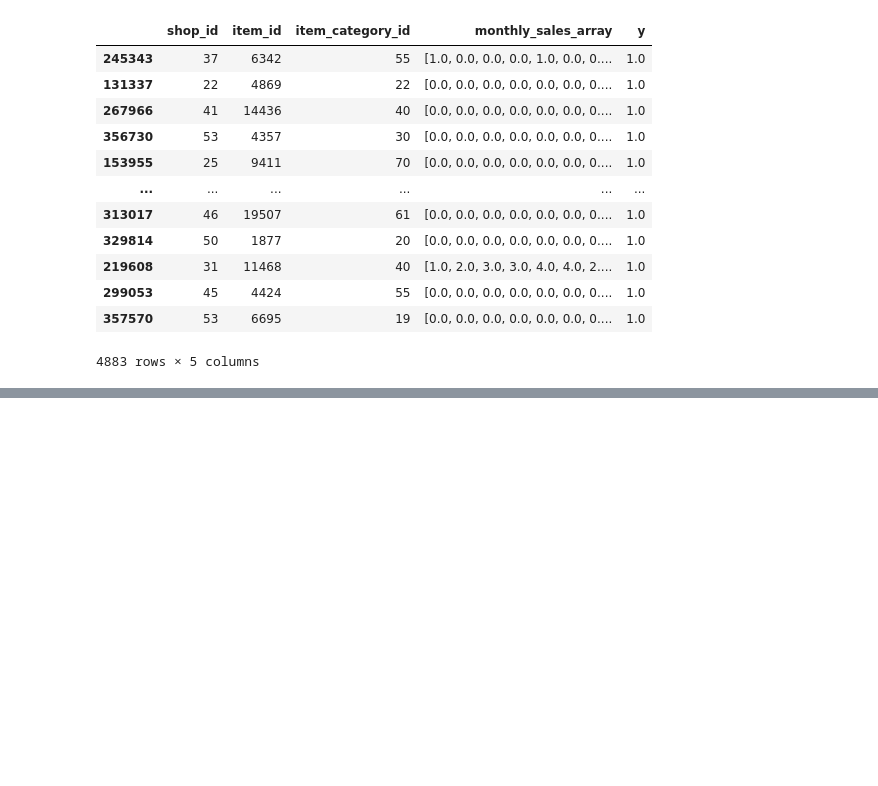
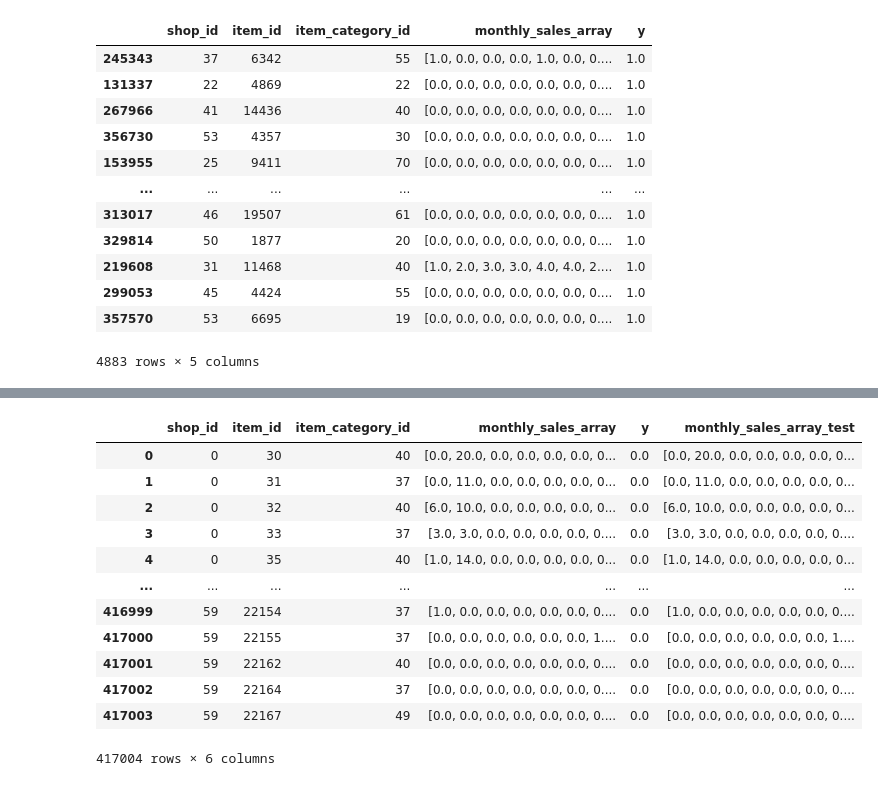
Before and after one commit to milymilek/sales-forecasting, a Jupyter notebook: notebooks/data_processing.ipynb, the cells around one changed output, grey strips where cells are left out. Cells and saved outputs as stored; diff of their text form; code cells hidden in the pictures; blank space fills up the shorter version.

```diff
--- a/notebooks/data_processing.ipynb
+++ b/notebooks/data_processing.ipynb
@@ -135,3 +176,5 @@ df_final = df_train_monthly_series.merge(df_valid_monthly, on=["shop_id", "item_
+# %%
+df_final_raw = df_final.copy()
 # %%
 df_final = df_final[df_final['y'].notna()]
 # %%
@@ -366,0 +449,18 @@ val_df_preds
+# %%
+df_final_raw['y'] = df_final_raw['y'].fillna(0)
+# %%
+df_final_raw
+# %% [output]
+|  | shop_id | item_id | item_category_id | monthly_sales_array | y | monthly_sales_array_test |
+| 0 | 0 | 30 | 40 | [0.0, 20.0, 0.0, 0.0, 0.0, 0.0, 0... | 0.0 | [0.0, 20.0, 0.0, 0.0, 0.0, 0.0, 0... |
+| 1 | 0 | 31 | 37 | [0.0, 11.0, 0.0, 0.0, 0.0, 0.0, 0... | 0.0 | [0.0, 11.0, 0.0, 0.0, 0.0, 0.0, 0... |
+| 2 | 0 | 32 | 40 | [6.0, 10.0, 0.0, 0.0, 0.0, 0.0, 0... | 0.0 | [6.0, 10.0, 0.0, 0.0, 0.0, 0.0, 0... |
+| 3 | 0 | 33 | 37 | [3.0, 3.0, 0.0, 0.0, 0.0, 0.0, 0.... | 0.0 | [3.0, 3.0, 0.0, 0.0, 0.0, 0.0, 0.... |
+| 4 | 0 | 35 | 40 | [1.0, 14.0, 0.0, 0.0, 0.0, 0.0, 0... | 0.0 | [1.0, 14.0, 0.0, 0.0, 0.0, 0.0, 0... |
+| ... | ... | ... | ... | ... | ... | ... |
+| 416999 | 59 | 22154 | 37 | [1.0, 0.0, 0.0, 0.0, 0.0, 0.0, 0.... | 0.0 | [1.0, 0.0, 0.0, 0.0, 0.0, 0.0, 0.... |
+| 417000 | 59 | 22155 | 37 | [0.0, 0.0, 0.0, 0.0, 0.0, 0.0, 1.... | 0.0 | [0.0, 0.0, 0.0, 0.0, 0.0, 0.0, 1.... |
+| 417001 | 59 | 22162 | 40 | [0.0, 0.0, 0.0, 0.0, 0.0, 0.0, 0.... | 0.0 | [0.0, 0.0, 0.0, 0.0, 0.0, 0.0, 0.... |
+| 417002 | 59 | 22164 | 37 | [0.0, 0.0, 0.0, 0.0, 0.0, 0.0, 0.... | 0.0 | [0.0, 0.0, 0.0, 0.0, 0.0, 0.0, 0.... |
+| 417003 | 59 | 22167 | 49 | [0.0, 0.0, 0.0, 0.0, 0.0, 0.0, 0.... | 0.0 | [0.0, 0.0, 0.0, 0.0, 0.0, 0.0, 0.... |
+417004 rows × 6 columns
```
Also changed, not shown: parts of 29 cells of this notebook, 6 other files.
